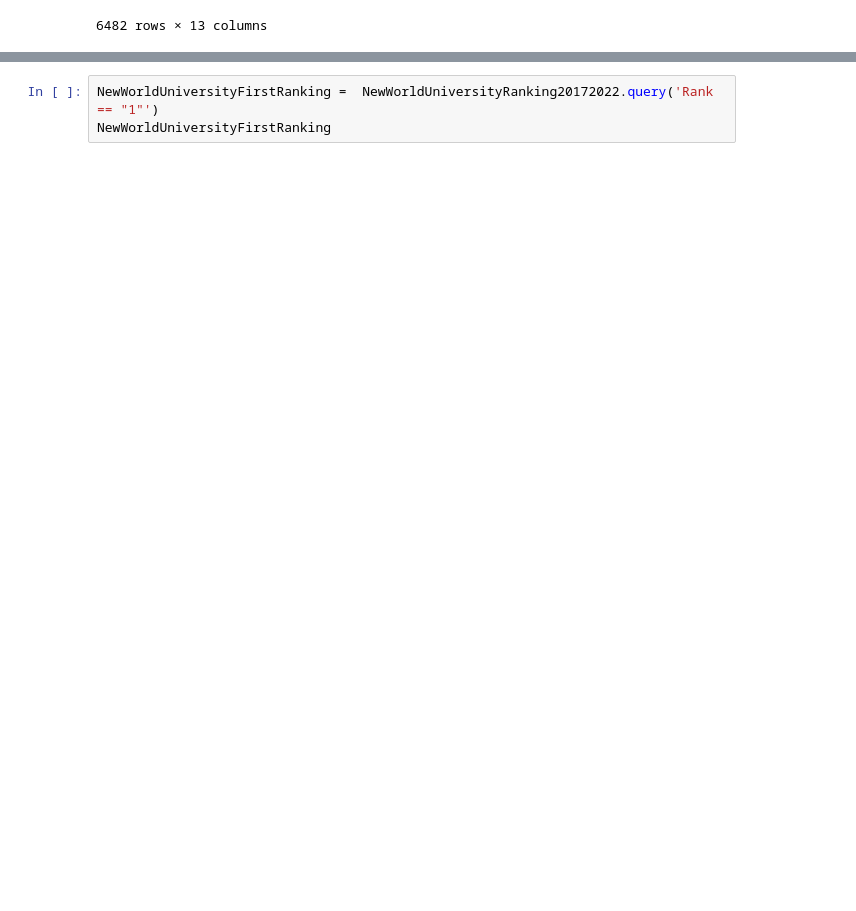
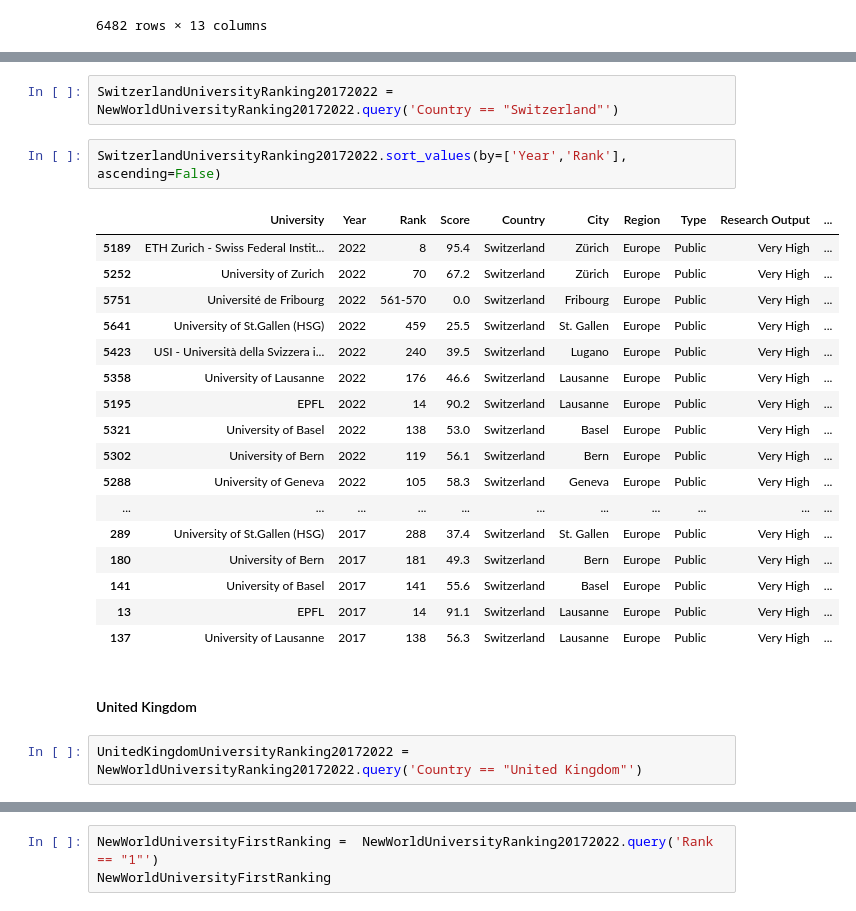
Before and after one commit to Lunczer93/Python_Project_4_World_University_Ranking, a Jupyter notebook: Python_Project_4_World_University_Ranking.ipynb, the cells around one changed output, grey strips where cells are left out. Saved outputs shown, nothing was run; the diff lists cells and outputs as text; blank space fills up the shorter version.

```diff
--- a/Python_Project_4_World_University_Ranking.ipynb
+++ b/Python_Project_4_World_University_Ranking.ipynb
@@ -1544,0 +1664,26 @@ NewWorldUniversityRanking20172022
+# %%
+SwitzerlandUniversityRanking20172022 = NewWorldUniversityRanking20172022.query('Country == "Switzerland"')
+# %%
+SwitzerlandUniversityRanking20172022.sort_values(by=['Year','Rank'], ascending=False)
+# %% [output]
+|  | University | Year | Rank | Score | Country | City | Region | Type | Research Output | ... |
+| 5189 | ETH Zurich - Swiss Federal Instit... | 2022 | 8 | 95.4 | Switzerland | Zürich | Europe | Public | Very High | ... |
+| 5252 | University of Zurich | 2022 | 70 | 67.2 | Switzerland | Zürich | Europe | Public | Very High | ... |
+| 5751 | Université de Fribourg | 2022 | 561-570 | 0.0 | Switzerland | Fribourg | Europe | Public | Very High | ... |
+| 5641 | University of St.Gallen (HSG) | 2022 | 459 | 25.5 | Switzerland | St. Gallen | Europe | Public | Very High | ... |
+| 5423 | USI - Università della Svizzera i... | 2022 | 240 | 39.5 | Switzerland | Lugano | Europe | Public | Very High | ... |
+| 5358 | University of Lausanne | 2022 | 176 | 46.6 | Switzerland | Lausanne | Europe | Public | Very High | ... |
+| 5195 | EPFL | 2022 | 14 | 90.2 | Switzerland | Lausanne | Europe | Public | Very High | ... |
+| 5321 | University of Basel | 2022 | 138 | 53.0 | Switzerland | Basel | Europe | Public | Very High | ... |
+| 5302 | University of Bern | 2022 | 119 | 56.1 | Switzerland | Bern | Europe | Public | Very High | ... |
+| 5288 | University of Geneva | 2022 | 105 | 58.3 | Switzerland | Geneva | Europe | Public | Very High | ... |
+| ... | ... | ... | ... | ... | ... | ... | ... | ... | ... | ... |
+| 289 | University of St.Gallen (HSG) | 2017 | 288 | 37.4 | Switzerland | St. Gallen | Europe | Public | Very High | ... |
+| 180 | University of Bern | 2017 | 181 | 49.3 | Switzerland | Bern | Europe | Public | Very High | ... |
+| 141 | University of Basel | 2017 | 141 | 55.6 | Switzerland | Basel | Europe | Public | Very High | ... |
+| 13 | EPFL | 2017 | 14 | 91.1 | Switzerland | Lausanne | Europe | Public | Very High | ... |
+| 137 | University of Lausanne | 2017 | 138 | 56.3 | Switzerland | Lausanne | Europe | Public | Very High | ... |
+# %% [markdown]
+#### United Kingdom
+# %%
+UnitedKingdomUniversityRanking20172022 = NewWorldUniversityRanking20172022.query('Country == "United Kingdom"')
```
Also changed, not shown: parts of 90 cells of this notebook.
